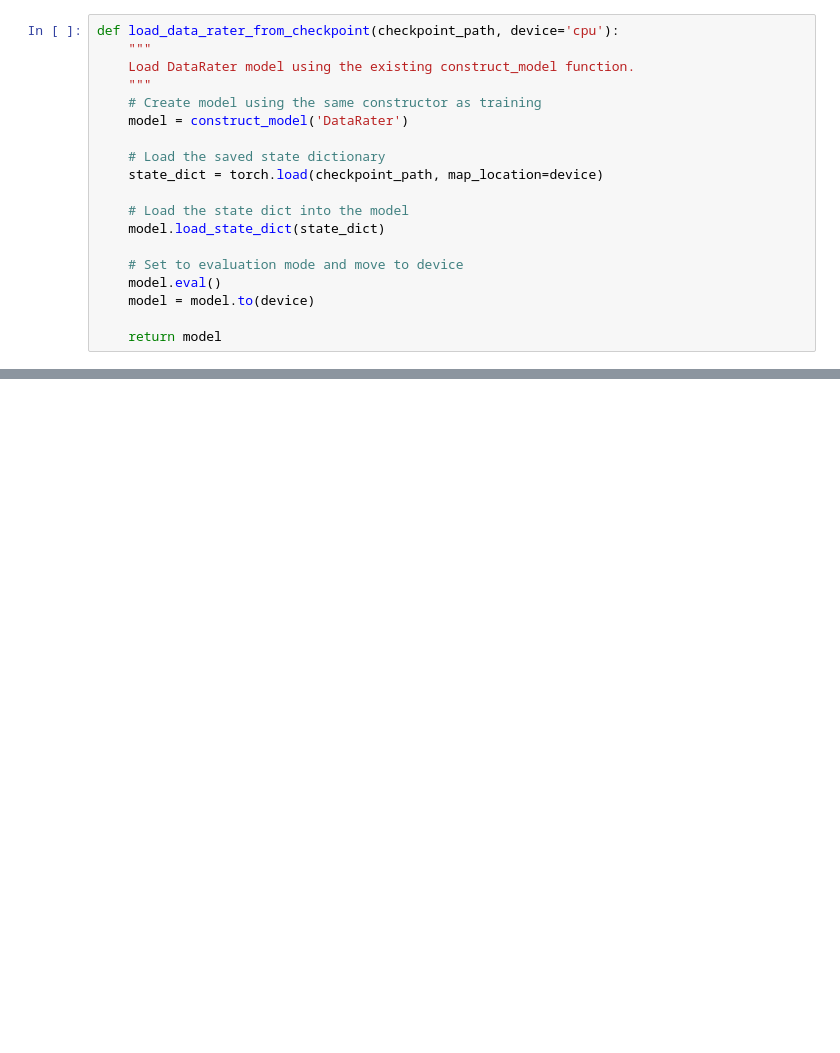
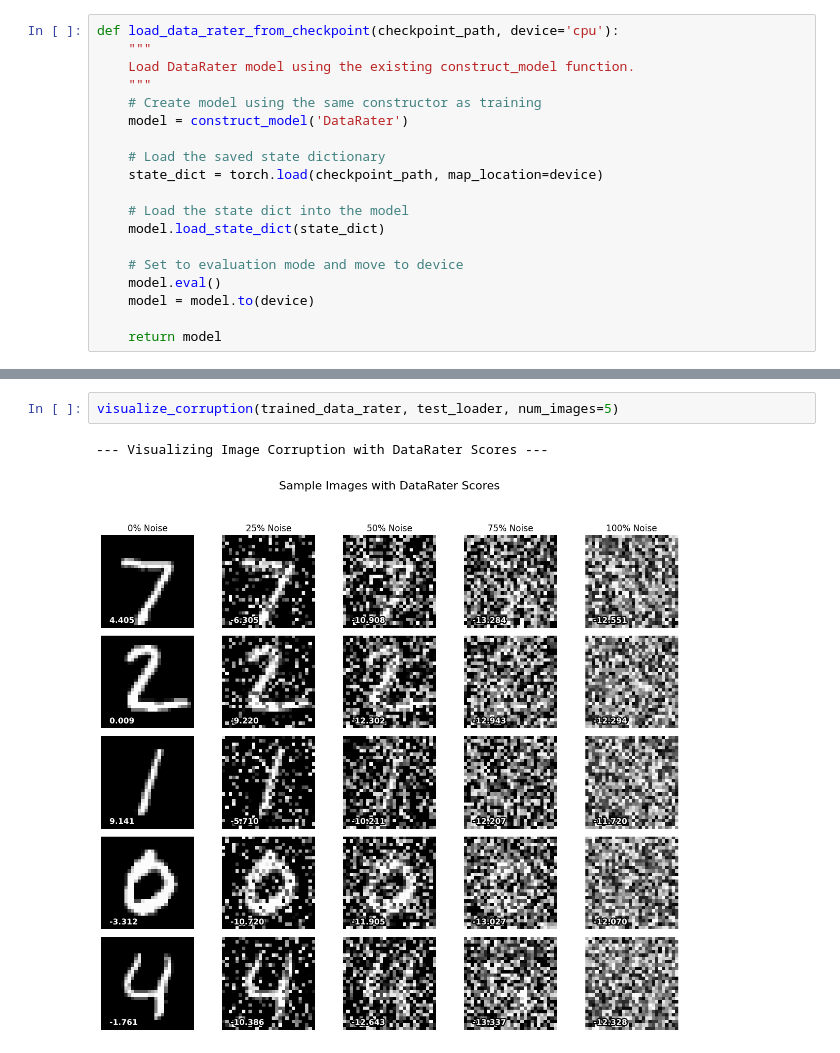
Before and after one commit to ParsaGhezelbash/DataRater, a Jupyter notebook: analysis.ipynb, the cells around one changed output, grey strips where cells are left out. Saved outputs shown, nothing was run; the diff lists cells and outputs as text; blank space fills up the shorter version.

```diff
--- a/analysis.ipynb
+++ b/analysis.ipynb
@@ -209,0 +210,5 @@ analyze_with_individual_corruption(trained_data_rater, test_loader, num_batches=
+# %%
+visualize_corruption(trained_data_rater, test_loader, num_images=5)
+# %% [output]
+--- Visualizing Image Corruption with DataRater Scores ---
+[figure, added]
```
Also changed, not shown: parts of 2 cells of this notebook.
